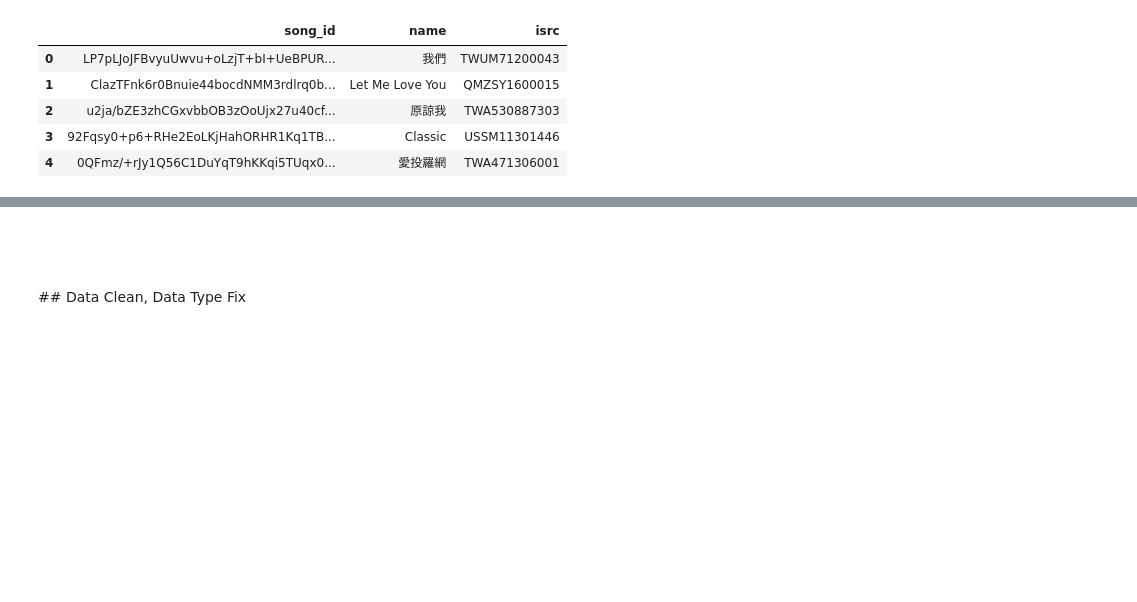
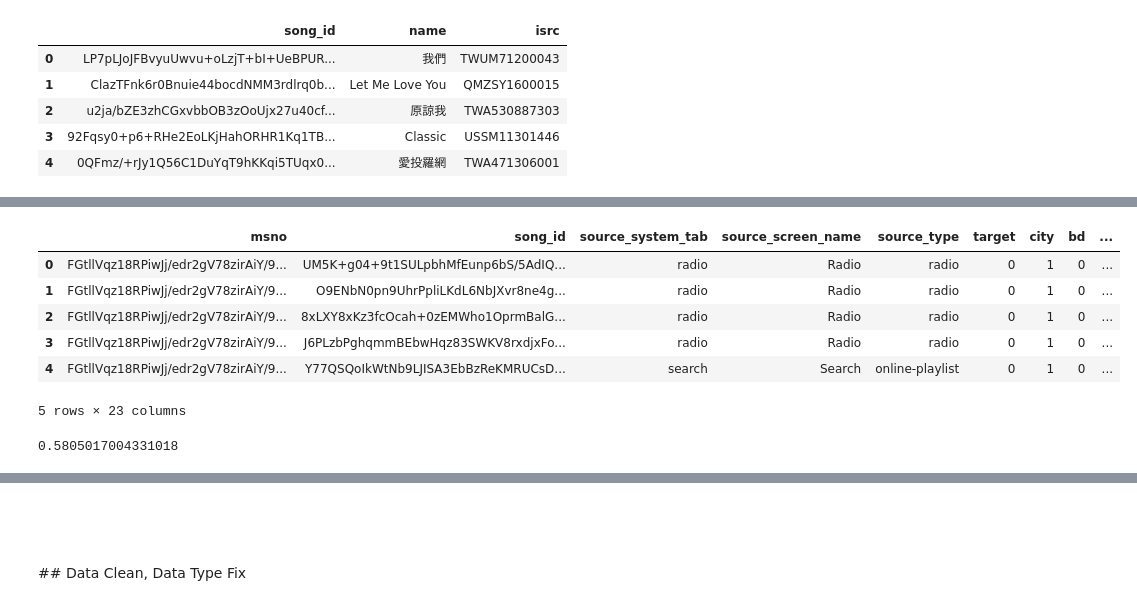
Before and after one commit to CloudMile/ml-specialized, a Jupyter notebook: kkbox/kkbox.ipynb, the cells around one changed output, grey strips where cells are left out. Cells and saved outputs as stored; diff of their text form; code cells hidden in the pictures; blank space fills up the shorter version.

```diff
--- a/kkbox/kkbox.ipynb
+++ b/kkbox/kkbox.ipynb
@@ -132,0 +172,15 @@ del tr, vl
+# %%
+data = data.merge(members, how='left', on='msno').merge(songs, how='left', on='song_id')
+data.head()
+# %% [output]
+|  | msno | song_id | source_system_tab | source_screen_name | source_type | target | city | bd | ... |
+| 0 | FGtllVqz18RPiwJj/edr2gV78zirAiY/9... | UM5K+g04+9t1SULpbhMfEunp6bS/5AdIQ... | radio | Radio | radio | 0 | 1 | 0 | ... |
+| 1 | FGtllVqz18RPiwJj/edr2gV78zirAiY/9... | O9ENbN0pn9UhrPpliLKdL6NbJXvr8ne4g... | radio | Radio | radio | 0 | 1 | 0 | ... |
+| 2 | FGtllVqz18RPiwJj/edr2gV78zirAiY/9... | 8xLXY8xKz3fcOcah+0zEMWho1OprmBalG... | radio | Radio | radio | 0 | 1 | 0 | ... |
+| 3 | FGtllVqz18RPiwJj/edr2gV78zirAiY/9... | J6PLzbPghqmmBEbwHqz83SWKV8rxdjxFo... | radio | Radio | radio | 0 | 1 | 0 | ... |
+| 4 | FGtllVqz18RPiwJj/edr2gV78zirAiY/9... | Y77QSQoIkWtNb9LJISA3EbBzReKMRUCsD... | search | Search | online-playlist | 0 | 1 | 0 | ... |
+5 rows × 23 columns
+# %%
+(members.msno_age_catg == '').sum() / len(members.msno_age_catg)
+# %% [output]
+0.5805017004331018
```
Also changed, not shown: parts of 19 cells of this notebook, 1 other file.
